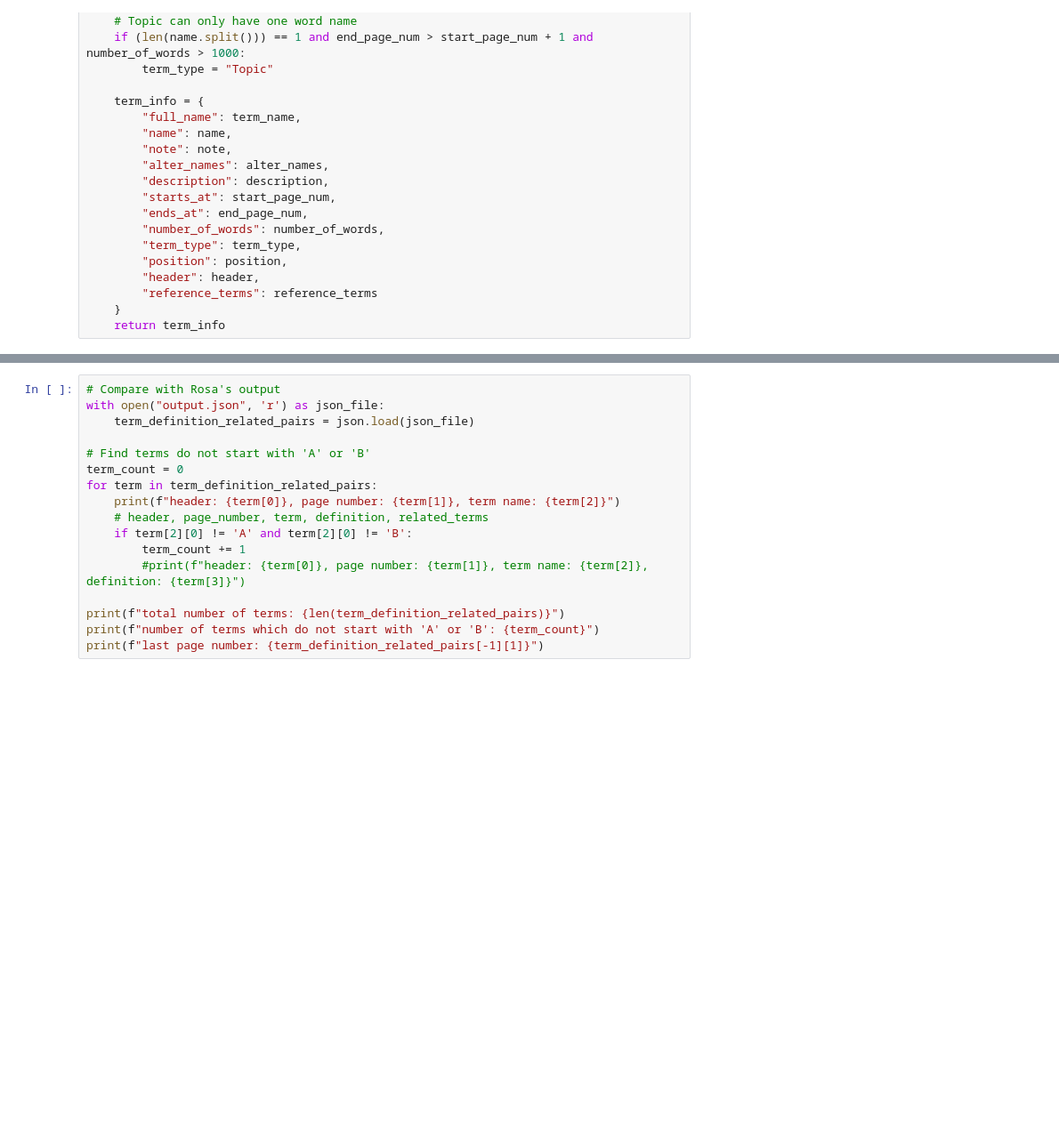
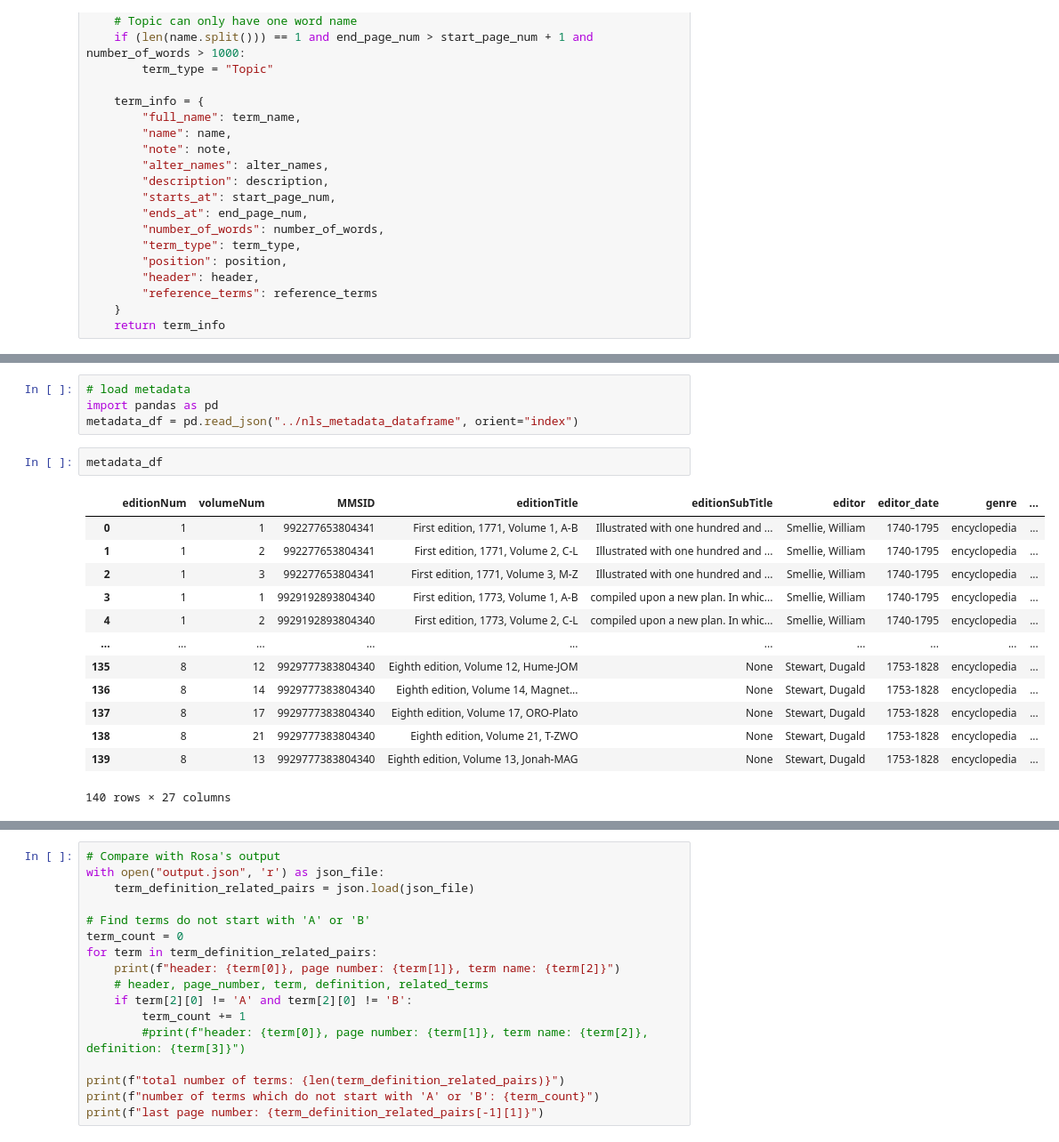
Before and after one commit to frances-ai/frances-InformationExtraction, a Jupyter notebook: EncyclopaediaBritannica/Ash/Create_DataFrame_1ed_EB.ipynb, the cells around one changed output, grey strips where cells are left out. Shown at 89% size. Saved outputs shown, nothing was run; the diff lists cells and outputs as text; blank space fills up the shorter version.

Commit message:
improve extraction from ash dataset, add metadata extraction from NLS dataframe, add chapbook extraction

```diff
--- a/Encyclopaedia Britannica/Ash/Create_DataFrame_1ed_EB.ipynb
+++ b/EncyclopaediaBritannica/Ash/Create_DataFrame_1ed_EB.ipynb
@@ -378,6 +429,26 @@ def correct_terms(terms_info):
                 continue
         index += 1
     return terms_info
+# %%
+# load metadata
+import pandas as pd
+metadata_df = pd.read_json("../nls_metadata_dataframe", orient="index")
+# %%
+metadata_df
+# %% [output]
+|  | editionNum | volumeNum | MMSID | editionTitle | editionSubTitle | editor | editor_date | genre | ... |
+| 0 | 1 | 1 | 992277653804341 | First edition, 1771, Volume 1, A-B | Illustrated with one hundred and ... | Smellie, William | 1740-1795 | encyclopedia | ... |
+| 1 | 1 | 2 | 992277653804341 | First edition, 1771, Volume 2, C-L | Illustrated with one hundred and ... | Smellie, William | 1740-1795 | encyclopedia | ... |
+| 2 | 1 | 3 | 992277653804341 | First edition, 1771, Volume 3, M-Z | Illustrated with one hundred and ... | Smellie, William | 1740-1795 | encyclopedia | ... |
+| 3 | 1 | 1 | 9929192893804340 | First edition, 1773, Volume 1, A-B | compiled upon a new plan. In whic... | Smellie, William | 1740-1795 | encyclopedia | ... |
+| 4 | 1 | 2 | 9929192893804340 | First edition, 1773, Volume 2, C-L | compiled upon a new plan. In whic... | Smellie, William | 1740-1795 | encyclopedia | ... |
+| ... | ... | ... | ... | ... | ... | ... | ... | ... | ... |
+| 135 | 8 | 12 | 9929777383804340 | Eighth edition, Volume 12, Hume-JOM | None | Stewart, Dugald | 1753-1828 | encyclopedia | ... |
+| 136 | 8 | 14 | 9929777383804340 | Eighth edition, Volume 14, Magnet... | None | Stewart, Dugald | 1753-1828 | encyclopedia | ... |
+| 137 | 8 | 17 | 9929777383804340 | Eighth edition, Volume 17, ORO-Plato | None | Stewart, Dugald | 1753-1828 | encyclopedia | ... |
+| 138 | 8 | 21 | 9929777383804340 | Eighth edition, Volume 21, T-ZWO | None | Stewart, Dugald | 1753-1828 | encyclopedia | ... |
+| 139 | 8 | 13 | 9929777383804340 | Eighth edition, Volume 13, Jonah-MAG | None | Stewart, Dugald | 1753-1828 | encyclopedia | ... |
+140 rows × 27 columns
 # %%
 data_folder = "./data/"
 all_info_list = []
```
Also changed, not shown: parts of 20 cells of this notebook, 14 other files.
